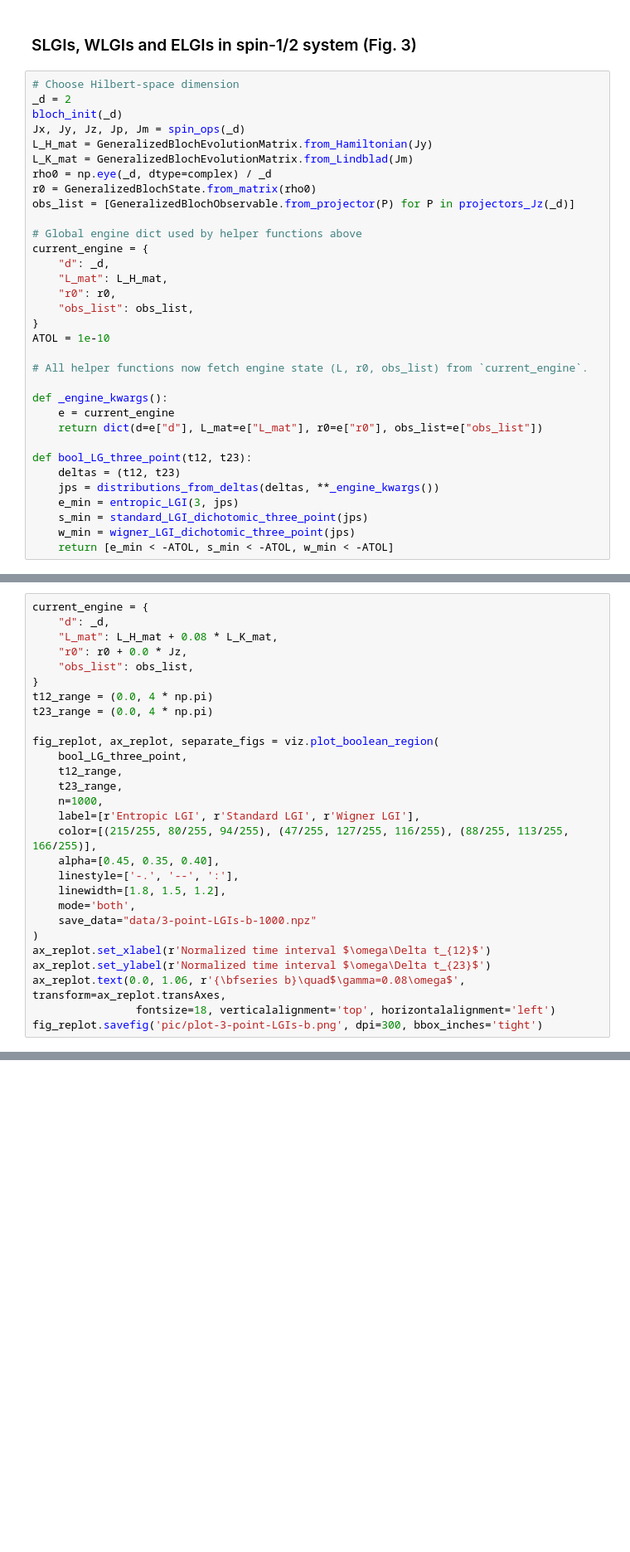
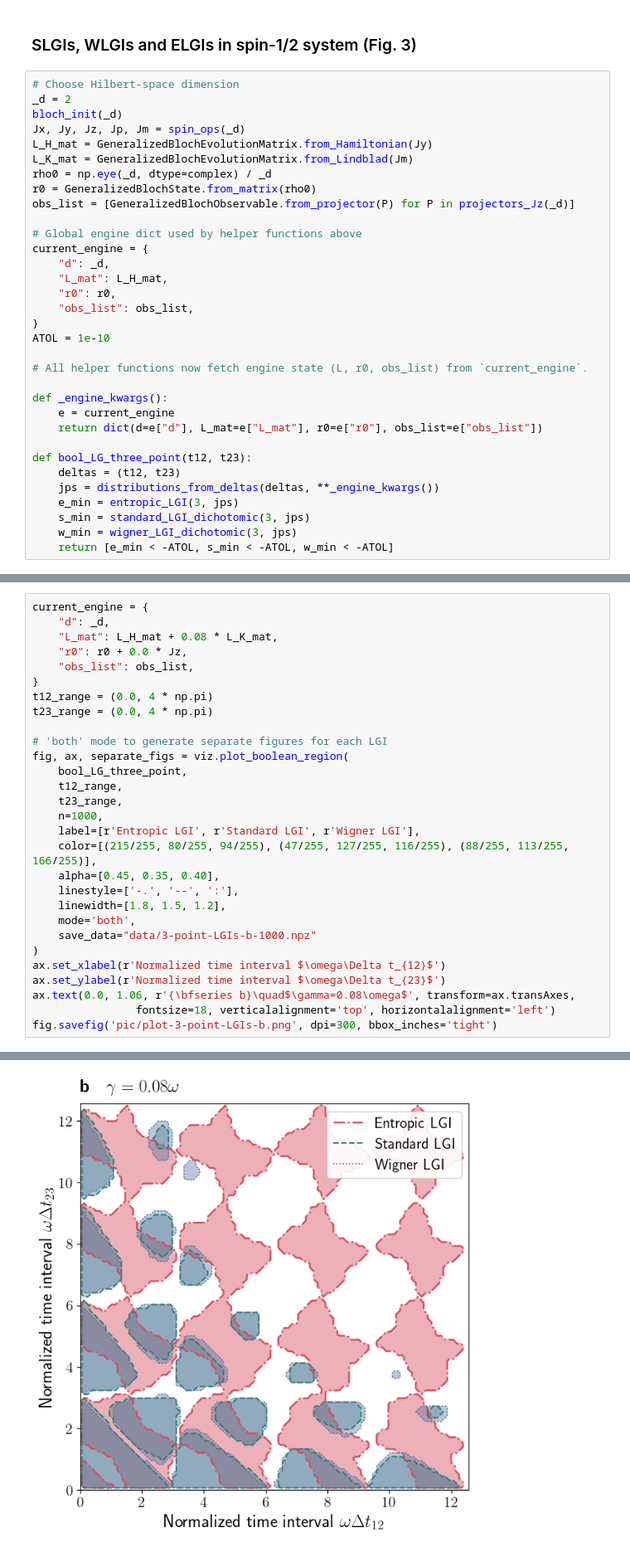
Before and after one commit to PolarisMegrez/Entropic-Leggett-Garg-Inequalities, a Jupyter notebook: demo.ipynb, the cells around one changed output, grey strips where cells are left out. Shown: that part at 83% size. Cells and saved outputs as stored; diff of their text form; blank space fills up the shorter version.

```diff
--- a/demo.ipynb
+++ b/demo.ipynb
@@ -139,8 +146,8 @@ def bool_LG_three_point(t12, t23):
     deltas = (t12, t23)
     jps = distributions_from_deltas(deltas, **_engine_kwargs())
     e_min = entropic_LGI(3, jps)
-    s_min = standard_LGI_dichotomic_three_point(jps)
-    w_min = wigner_LGI_dichotomic_three_point(jps)
+    s_min = standard_LGI_dichotomic(3, jps)
+    w_min = wigner_LGI_dichotomic(3, jps)
     return [e_min < -ATOL, s_min < -ATOL, w_min < -ATOL]
 # %%
 current_engine = {
@@ -180,7 +190,8 @@ current_engine = {
 t12_range = (0.0, 4 * np.pi)
 t23_range = (0.0, 4 * np.pi)
 
-fig_replot, ax_replot, separate_figs = viz.plot_boolean_region(
+# 'both' mode to generate separate figures for each LGI
+fig, ax, separate_figs = viz.plot_boolean_region(
     bool_LG_three_point,
     t12_range,
     t23_range,
@@ -193,8 +204,9 @@ fig_replot, ax_replot, separate_figs = viz.plot_boolean_region(
     mode='both',
     save_data="data/3-point-LGIs-b-1000.npz"
 )
-ax_replot.set_xlabel(r'Normalized time interval $\omega\Delta t_{12}$')
-ax_replot.set_ylabel(r'Normalized time interval $\omega\Delta t_{23}$')
-ax_replot.text(0.0, 1.06, r'{\bfseries b}\quad$\gamma=0.08\omega$', transform=ax_replot.transAxes,
+ax.set_xlabel(r'Normalized time interval $\omega\Delta t_{12}$')
+ax.set_ylabel(r'Normalized time interval $\omega\Delta t_{23}$')
+ax.text(0.0, 1.06, r'{\bfseries b}\quad$\gamma=0.08\omega$', transform=ax.transAxes,
                 fontsize=18, verticalalignment='top', horizontalalignment='left')
-fig_replot.savefig('pic/plot-3-point-LGIs-b.png', dpi=300, bbox_inches='tight')
+fig.savefig('pic/plot-3-point-LGIs-b.png', dpi=300, bbox_inches='tight')
+# %% [output]
@@ -200,0 +216 @@ fig_replot.savefig('pic/plot-3-point-LGIs-b.png', dpi=300, bbox_inches='tight')
+[figure, added]
```
Also changed, not shown: parts of 7 cells of this notebook, 18 other files.
